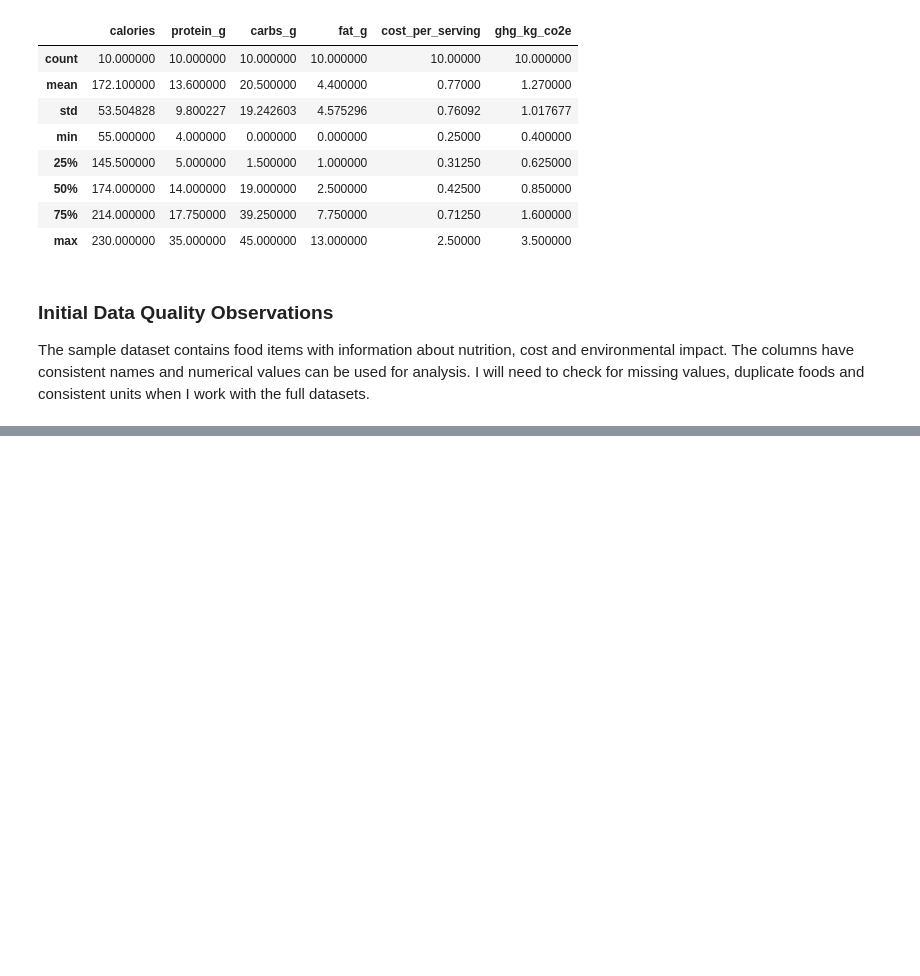
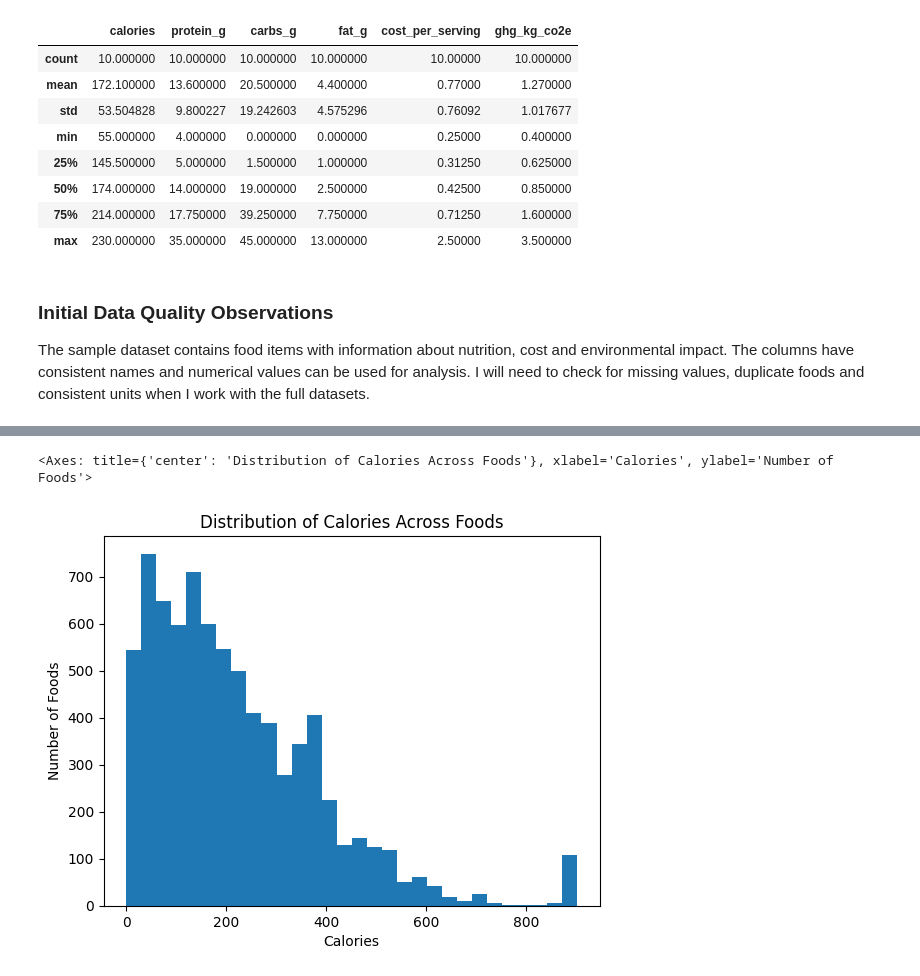
Before and after one commit to albabbitt13-commits/smart-sustainable-meal-optimizer, a Jupyter notebook: notebooks/01_data_exploration.ipynb, the cells around one changed output, grey strips where cells are left out. Saved outputs shown, nothing was run; the diff lists cells and outputs as text; code cells hidden in the pictures; blank space fills up the shorter version.

```diff
--- a/notebooks/01_data_exploration.ipynb
+++ b/notebooks/01_data_exploration.ipynb
@@ -103,0 +408,7 @@ The sample dataset contains food items with information about nutrition, cost an
+# %%
+# Keep only the four nutrients needed for the MVP
+selected_nutrients = sr_nutrient[
+    sr_nutrient["nutrient_id"].isin([1003, 1004, 1005, 1008])
+].copy()
+
+selected_nutrients.head()
@@ -103,0 +422,16 @@ The sample dataset contains food items with information about nutrition, cost an
+# %%
+# Create one row per food with separate nutrition columns
+nutrition_wide = selected_nutrients.pivot(
+    index="fdc_id",
+    columns="nutrient_id",
+    values="amount"
+).reset_index()
+
+nutrition_wide = nutrition_wide.rename(columns={
+    1003: "protein_g",
+    1004: "fat_g",
+    1005: "carbs_g",
+    1008: "calories"
+})
+
+nutrition_wide.head()
@@ -103,0 +445,8 @@ The sample dataset contains food items with information about nutrition, cost an
+# %%
+nutrition_wide = nutrition_wide.merge(
+    sr_food[["fdc_id", "description"]],
+    on="fdc_id",
+    how="left"
+)
+
+nutrition_wide.head()
@@ -103,0 +491,11 @@ The sample dataset contains food items with information about nutrition, cost an
+# %%
+nutrition_wide["calories"].plot(
+    kind="hist",
+    bins=30,
+    title="Distribution of Calories Across Foods",
+    xlabel="Calories",
+    ylabel="Number of Foods"
+)
+# %% [output]
+<Axes: title={'center': 'Distribution of Calories Across Foods'}, xlabel='Calories', ylabel='Number of Foods'>
+[figure, added]
```
Also changed, not shown: parts of 197 cells of this notebook, 18 other files.
